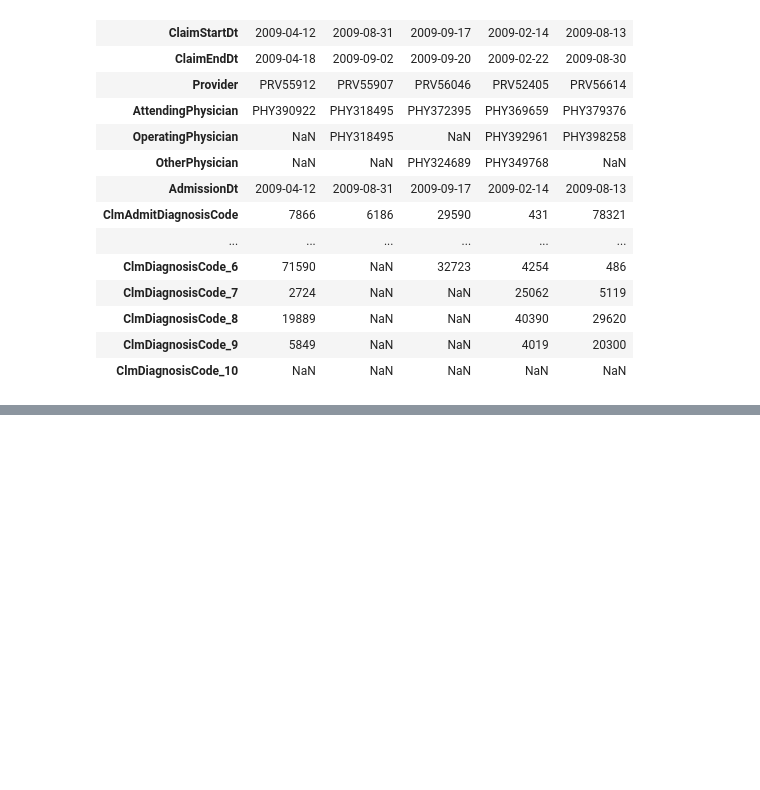
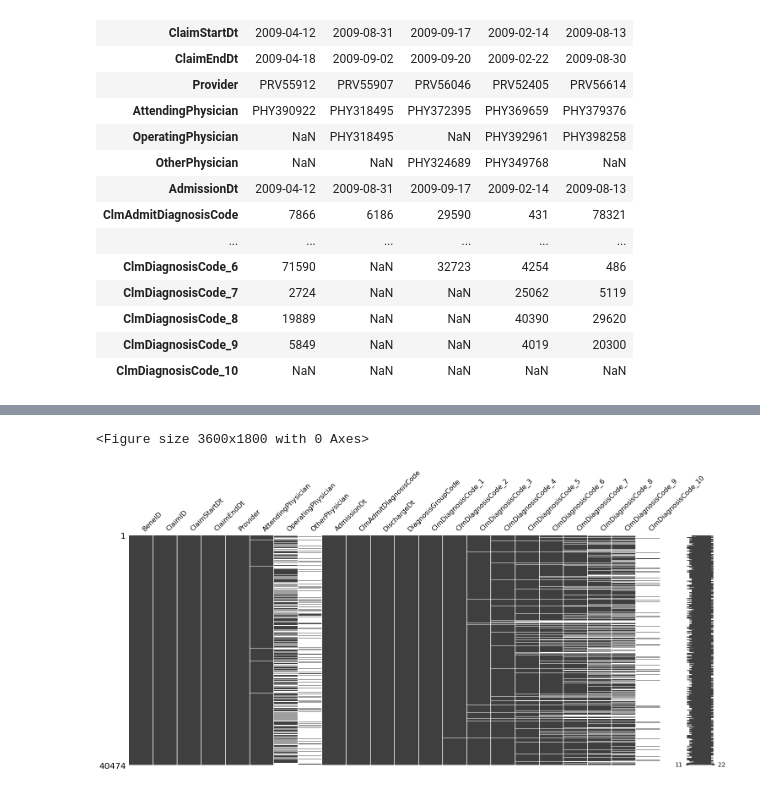
Before and after one commit to ashen007/MedicalCostPrediction-insurance_fraudDetection, a Jupyter notebook: notebooks/data quality/data quality(inpatient).ipynb, the cells around one changed output, grey strips where cells are left out. Cells and saved outputs as stored; diff of their text form; code cells hidden in the pictures; blank space fills up the shorter version.

```diff
--- a/notebooks/data quality/data quality(inpatient).ipynb
+++ b/notebooks/data quality/data quality(inpatient).ipynb
@@ -69,0 +109,5 @@ inpatient_data[cat].head().T
+# %%
+checker.render_missing_matrix(cat)
+# %% [output]
+<Figure size 3600x1800 with 0 Axes>
+[figure, added]
```
Also changed, not shown: parts of 5 cells of this notebook, 1 other file.
